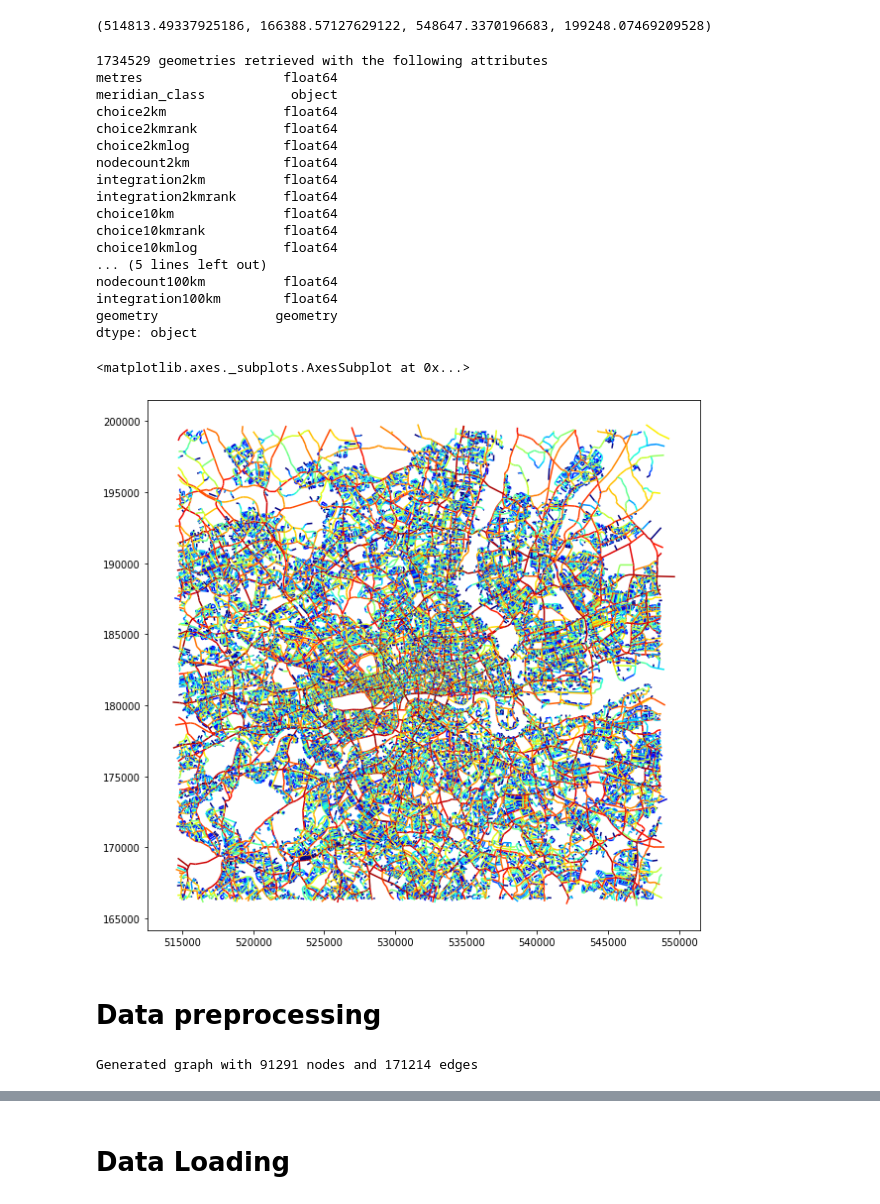
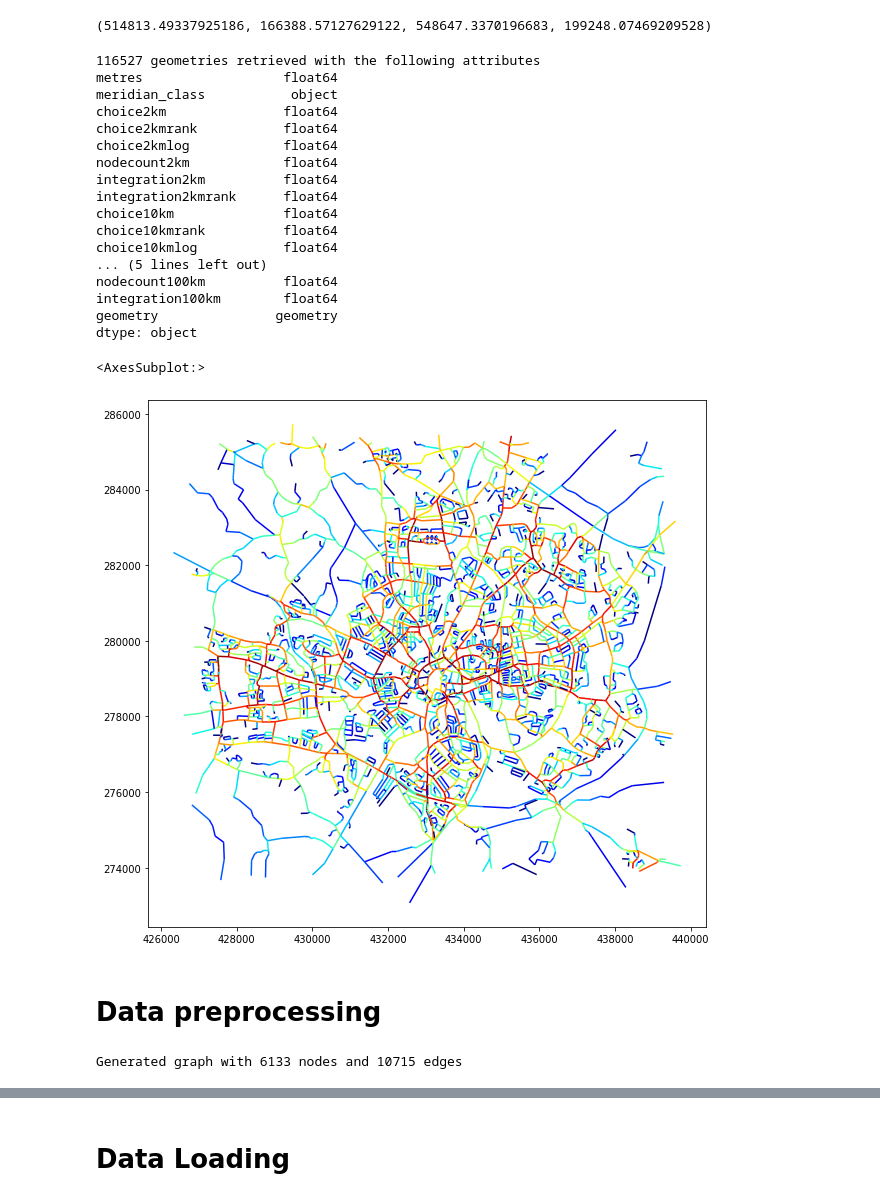
Before and after one commit to wilsoncwc/predicting-choice, a Jupyter notebook: project.ipynb, the cells around one changed output, grey strips where cells are left out. Saved outputs shown, nothing was run; the diff lists cells and outputs as text; code cells hidden in the pictures.

```diff
--- a/project.ipynb
+++ b/project.ipynb
@@ -65,7 +24,7 @@ bboxes = {
     'nottingham': [52.889,-1.24829,53.019045,-1.091834],
     'coventry': [52.363911,-1.605885,52.463472,-1.423951]
 }
-training_place = 'london'
+training_place = 'coventry'
 
 # Projection
 from pyproj import CRS, Transformer
@@ -97,44 +56,44 @@ def load_gdf(place=training_place): #(W, S, E, N)
   if place in loaded_gdfs:
     return loaded_gdfs[place]
   bounds = proj_and_reorder_bounds(bboxes[place])
-  gdf = gpd.read_file('/content/OpenMapping-gb-v1_gpkg/gpkg/ssx_openmapping_gb_v1.gpkg',
+  gdf = gpd.read_file('./OpenMapping-gb-v1_gpkg/gpkg/ssx_openmapping_gb_v1.gpkg',
                       bbox=bounds, ignore_fields=ignore_fields)
   loaded_gdfs[place] = gdf
   return gdf
 
 from fiona.errors import DriverError
 try:
   gdf = load_gdf()
 except DriverError:
   # Download GeoPackage from Space Syntax
   !wget https://github.com/spacesyntax/OpenMapping/releases/download/gb-v1/ssx_OpenMapping_gb_v1_gpkg.zip
   !unzip ssx_OpenMapping_gb_v1_gpkg.zip
   gdf = load_gdf()
 
 print(f'{gdf.size} geometries retrieved with the following attributes')
 print(gdf.dtypes)
 f, ax = plt.subplots(1, 1, figsize=(10, 10))
-gdf.plot(ax=ax, column='choice10kmrank', cmap='jet')
+gdf.plot(ax=ax, column='choice2kmrank', cmap='jet')
 # %% [output]
-1734529 geometries retrieved with the following attributes
+116527 geometries retrieved with the following attributes
 metres                  float64
 meridian_class           object
 choice2km               float64
 choice2kmrank           float64
 choice2kmlog            float64
 nodecount2km            float64
 integration2km          float64
 integration2kmrank      float64
 choice10km              float64
 choice10kmrank          float64
 choice10kmlog           float64
 ... (5 lines left out)
 nodecount100km          float64
 integration100km        float64
 geometry               geometry
 dtype: object
-<matplotlib.axes._subplots.AxesSubplot at 0x...>
+<AxesSubplot:>
-[figure, old version]
+[figure, new version]
 # %% [markdown]
 # Data preprocessing
 # %%
@@ -220,14 +179,14 @@ def one_hot_encode_meridian_class(g):
 
 # Not resorting to this for now
 # def bin_and_one_hot_encode_target(g, num_classes, rad='2km', mod=''):
-#     _, target_attr = get_node_attrs(rad, mod)
+#     _, target_attr = get_attrs(rad, mod)
 #     target_attrs = nx.get_node_attributes(g, target_attr).values()
 #     hist = np.histogram(target_attrs, bins=num_classes)
 
 #     for
 
 def set_graph_features(g, rad='2km', mod=''):
-    _, target_attr = get_node_attrs(rad, mod)
+    node_attrs, target_attr = get_attrs(rad, mod)
 
     # delete unused features
     for _, d in g.nodes(data=True):
@@ -265,8 +224,8 @@ def process_graph(g, rad='2km', mod='', verbose=0):
 
     return g
 
-def get_node_attrs(rad='2km', mod=''):
-    curr_attrs = [f'nodecount{rad}', f'integration{rad}']
+def get_attrs(rad='2km', mod=''):
+    curr_attrs = [f'nodecount{rad}', f'integration{rad}{mod}']
     attr_dict = {
         '2km': ['log', 'rank'],
         '10km': ['log', 'rank'],
@@ -278,11 +237,11 @@ def get_node_attrs(rad='2km', mod=''):
     target_attr = f'choice{rad}{mod}'
     base_attrs = ['metres', 'mid_x', 'mid_y'] + \
      [g for i in range(NUM_GEOM) for g in (f'geom{i}_x', f'geom{i}_y')]
-    node_attrs = base_attrs
+    node_attrs = base_attrs + curr_attrs
 
     return node_attrs, target_attr
 # %% [output]
-Generated graph with 91291 nodes and 171214 edges
+Generated graph with 6133 nodes and 10715 edges
 # %%
 import collections
 def count_frequency(my_list):
```
Also changed, not shown: parts of 8 cells of this notebook, 2 other files.
